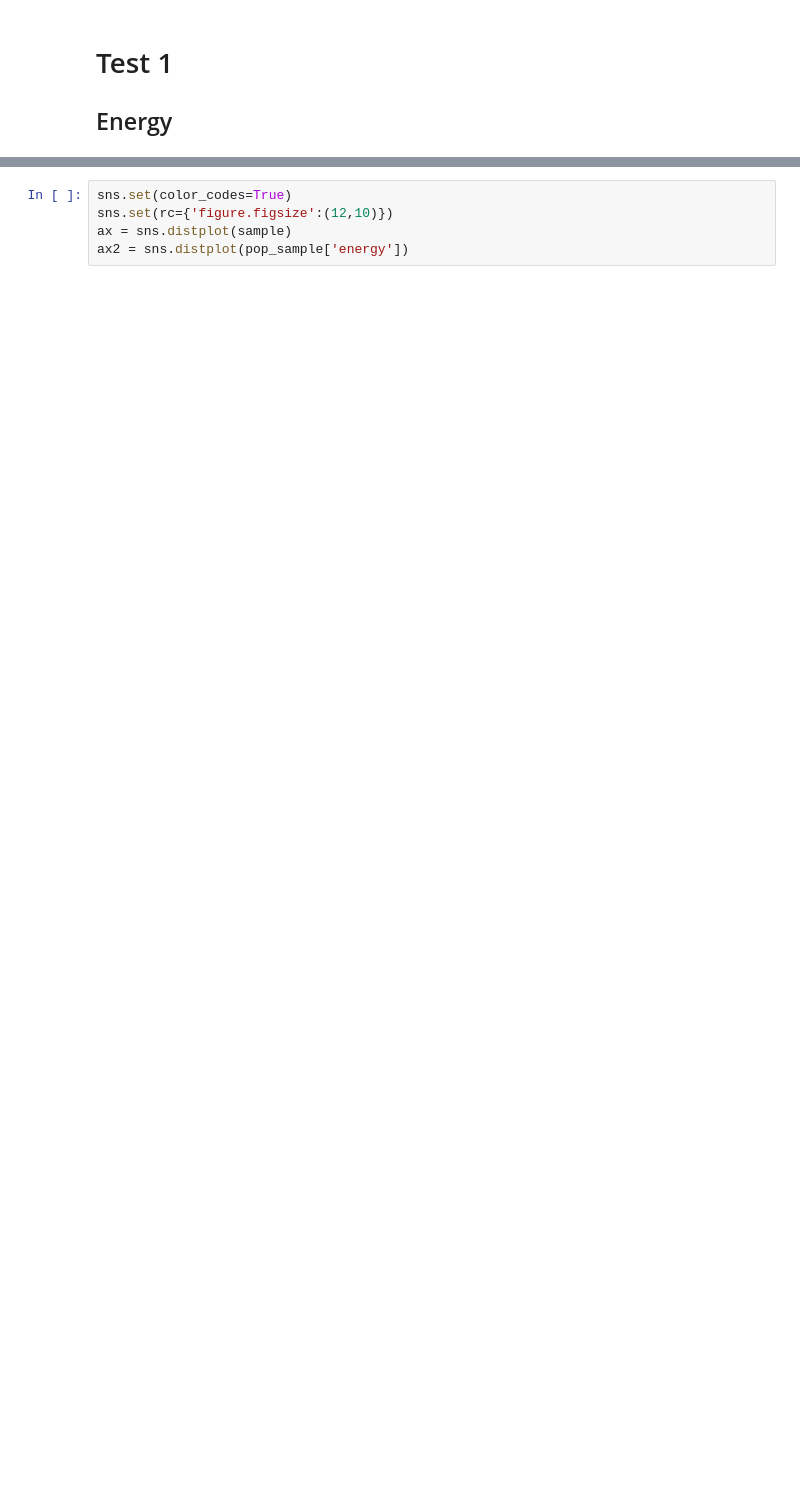
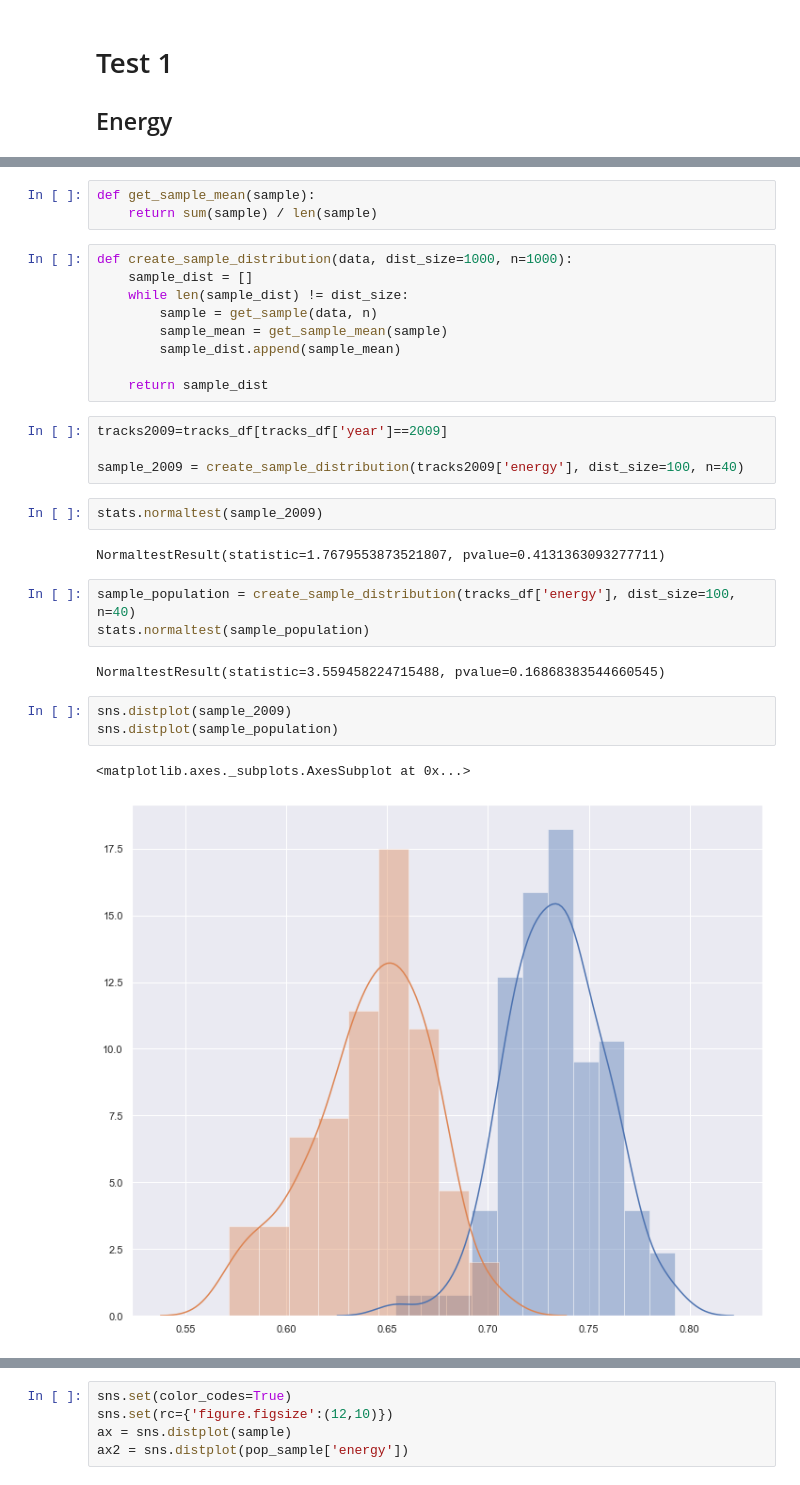
Before and after one commit to fsarraf/Mod3_project, a Jupyter notebook: api test.ipynb, the cells around one changed output, grey strips where cells are left out. Saved outputs shown, nothing was run; the diff lists cells and outputs as text; blank space fills up the shorter version.

```diff
--- a/api test.ipynb
+++ b/api test.ipynb
@@ -658,3 +420,34 @@ pop_sample.head()
+# %%
+def get_sample_mean(sample):
+    return sum(sample) / len(sample)
+# %%
+def create_sample_distribution(data, dist_size=1000, n=1000):
+    sample_dist = []
+    while len(sample_dist) != dist_size:
+        sample = get_sample(data, n)
+        sample_mean = get_sample_mean(sample)
+        sample_dist.append(sample_mean)
+
+    return sample_dist
+# %%
+tracks2009=tracks_df[tracks_df['year']==2009]
+
+sample_2009 = create_sample_distribution(tracks2009['energy'], dist_size=100, n=40)
+# %%
+stats.normaltest(sample_2009)
+# %% [output]
+NormaltestResult(statistic=1.7679553873521807, pvalue=0.4131363093277711)
+# %%
+sample_population = create_sample_distribution(tracks_df['energy'], dist_size=100, n=40)
+stats.normaltest(sample_population)
+# %% [output]
+NormaltestResult(statistic=3.559458224715488, pvalue=0.16868383544660545)
+# %%
+sns.distplot(sample_2009)
+sns.distplot(sample_population)
+# %% [output]
+<matplotlib.axes._subplots.AxesSubplot at 0x...>
+[figure, added]
 # %%
 tracks2008=tracks_df[tracks_df['year']==2009]
 
```
Also changed, not shown: parts of 42 cells of this notebook, 6 other files.
